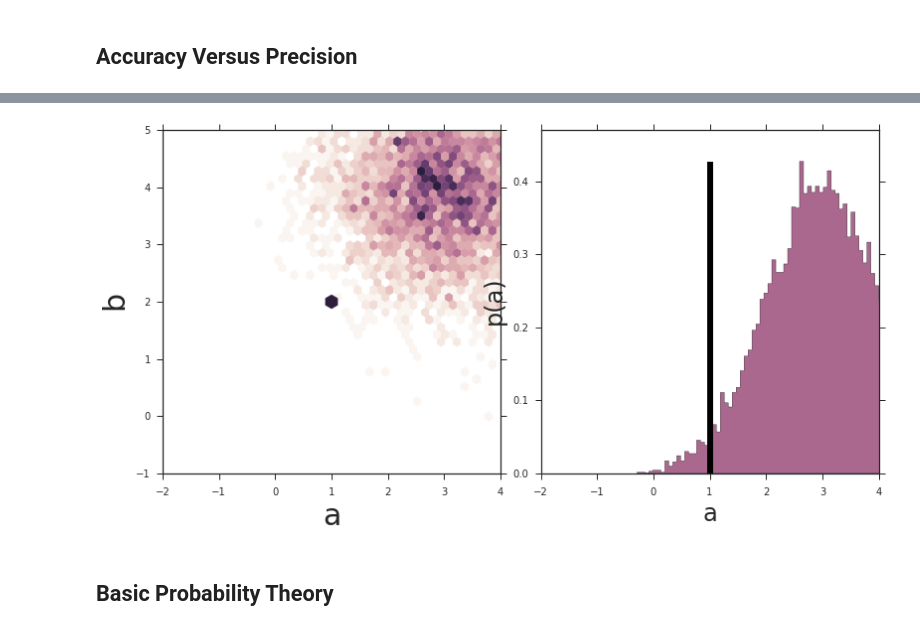
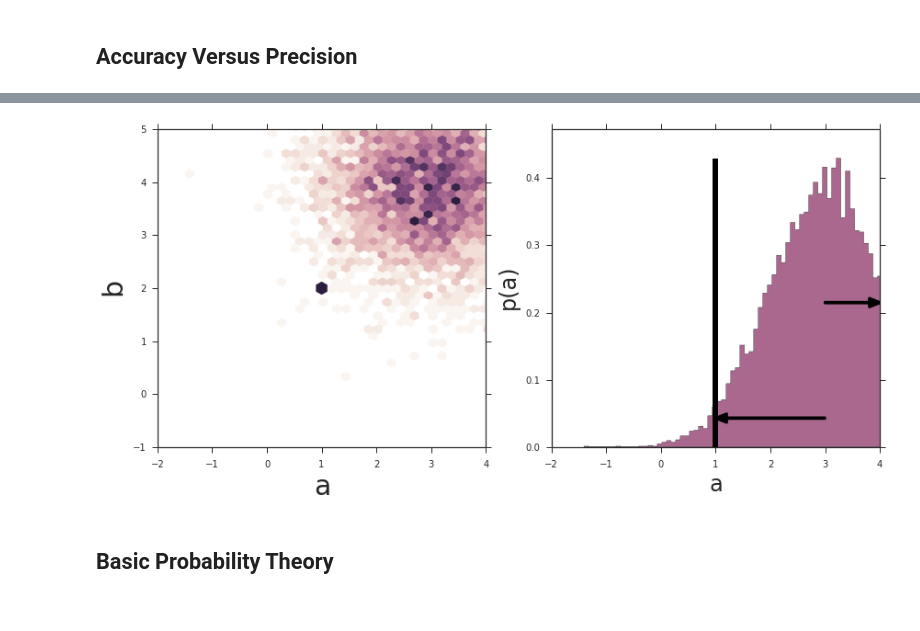
Before and after one commit to dhuppenkothen/ClassicalStatsPython, a Jupyter notebook: classicalstatsexamples.ipynb, the cells around one changed output, grey strips where cells are left out. Cells and saved outputs as stored; diff of their text form; code cells hidden in the pictures.

Commit message:
Cleaned up some plots and added text to part about simple representations

```diff
--- a/classicalstatsexamples.ipynb
+++ b/classicalstatsexamples.ipynb
@@ -85,5 +237,7 @@ The left panel shows a sample of measured data points with a specified accuracy
 # %%
 import pandas as pd
+from matplotlib.patches import FancyArrow
+
 ## TODO: put in some labels and arrows for accuracy and precision
 ## TODO: Add sliders
 def plot_ap(accuracy, precision):
@@ -99,17 +253,19 @@ def plot_ap(accuracy, precision):
 
     xsample = np.random.normal(a_true+2*accuracy, precision**2.0, size=10000)
     xsample_small = xsample[:5000]
+    xmean = np.mean(xsample_small)
+    xstd = np.std(xsample_small)
 
     ysample = np.random.normal(b_true+2*accuracy, precision**2.0, size=10000)
     ysample_small = ysample[:5000]
+    ymean = np.mean(ysample_small)
 
     d = pd.DataFrame(zip(xsample_small, ysample_small), columns=["x", "y"])
 
-    fig, (ax, ax2) = plt.subplots(1, 2, figsize=(11,6))
-    plt.subplots_adjust(top=0.9, bottom=0.1, left=0.06, right=0.97, wspace=0.12, hspace=0.1)
+    fig, (ax, ax2) = plt.subplots(1, 2, figsize=(12,6))
+    plt.subplots_adjust(top=0.9, bottom=0.1, left=0.06, right=0.97, wspace=0.2, hspace=0.1)
 
     cmap = sns.cubehelix_palette(start=0, light=1, as_cmap=True)
-
     ax.hexbin(xsample_small,ysample_small, cmap=cmap, gridsize=50)
     #ax.scatter(xsample_small, ysample_small, s=20)
     ax.scatter(a_true, b_true, s=200, marker="h", color=sns.cubehelix_palette()[5])
@@ -120,9 +276,25 @@ def plot_ap(accuracy, precision):
     ax.set_ylabel("b", fontsize=30)
 
     h1, b1, p1 = plt.hist(xsample, bins=100, histtype="stepfilled", color=cmap.colors[150], alpha=1.0, normed=True)
+    hmax = np.max(h1)
     plt.vlines(a_true, 0.0, np.max(h1), lw=6)
+
+    ar1 = FancyArrow(xmean,hmax*0.1, a_true-xmean,0.0, length_includes_head=True,
+                    color='k', head_width=0.03*hmax, head_length=0.2, width=0.001, linewidth=3)
+
+    ar2 = FancyArrow(xmean,hmax*0.5, xstd,0.0, length_includes_head=True,
+                    color='k', head_width=0.03*hmax, head_length=0.2, width=0.001, linewidth=3)
+
+
+    # Add the arrow to the axes.
+    ax2 = plt.gca()
+
+    ax2.add_artist(ar1)
+    ax2.add_artist(ar2)
+
+
     ax2.set_xlim(xlim)
-    ax2.set_ylim([0.0, np.max(h1)*1.1])
+    ax2.set_ylim([0.0, hmax*1.1])
     ax2.set_xlabel("a", fontsize=24)
     ax2.set_ylabel("p(a)", fontsize=24)
     return
@@ -131,9 +303,9 @@ def plot_ap(accuracy, precision):
 #precision = 0.5
 #plot_ap(accuracy, precision)
 # %%
-interact(plot_ap, accuracy=(0, 1.0), precision=(0, 1.0));
+interact(plot_ap, accuracy=(0, 1.0, 0.1), precision=(0, 1.0, 0.1));
 # %% [output]
-[figure, old version]
+[figure, new version]
 # %% [markdown]
 ## Basic Probability Theory
 # %% [markdown]
```
Also changed, not shown: parts of 16 cells of this notebook.
